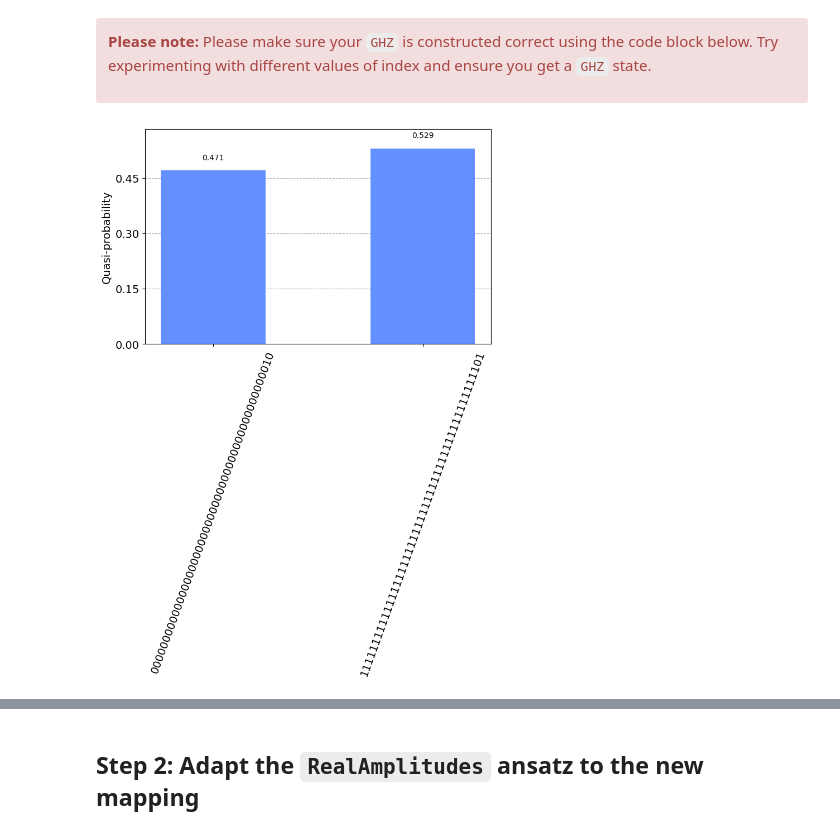
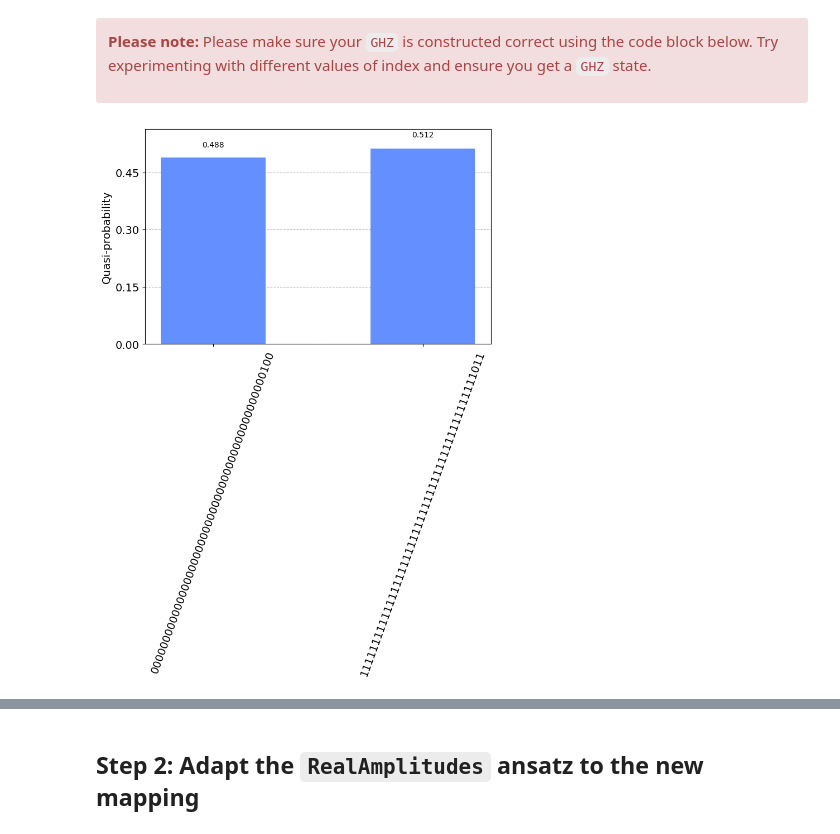
Before and after one commit to AsadullahGalib007/IBM-Quantum-Challenge-2024-Solution, a Jupyter notebook: lab_5 (bonus_lab)/lab-bonus.ipynb, the cells around one changed output, grey strips where cells are left out. Cells and saved outputs as stored; diff of their text form; code cells hidden in the pictures.

```diff
--- a/lab_5 (bonus_lab)/lab-bonus.ipynb
+++ b/lab_5 (bonus_lab)/lab-bonus.ipynb
@@ -235,22 +221,22 @@ The `matrix_product_state` [MPS](https://qiskit.github.io/qiskit-aer/stubs/qiski
 </div>
 # %%
 num_qubits = 50
-index = 2 # Change to different values for testing
+index = 4 # Change to different values for testing
 qc = new_amplitude_embedding(num_qubits, index)
 qc.measure_all()
 
 # Define the backend and the pass manager
 aer_sim = AerSimulator(method='matrix_product_state')
 pm = generate_preset_pass_manager(backend=aer_sim, optimization_level=3)
 isa_circuit = pm.run(qc)
 
 # Define the sampler with the number of shots
 sampler = Sampler(backend=aer_sim)
 result = sampler.run([isa_circuit]).result()
 samp_dist = result[0].data.meas.get_counts()
 plot_distribution(samp_dist, figsize=(8, 5))
 # %% [output]
-[figure, old version]
+[figure, new version]
 # %%
 num_qubits = 50
 
```
Also changed, not shown: parts of 16 cells of this notebook, 1 other file.
